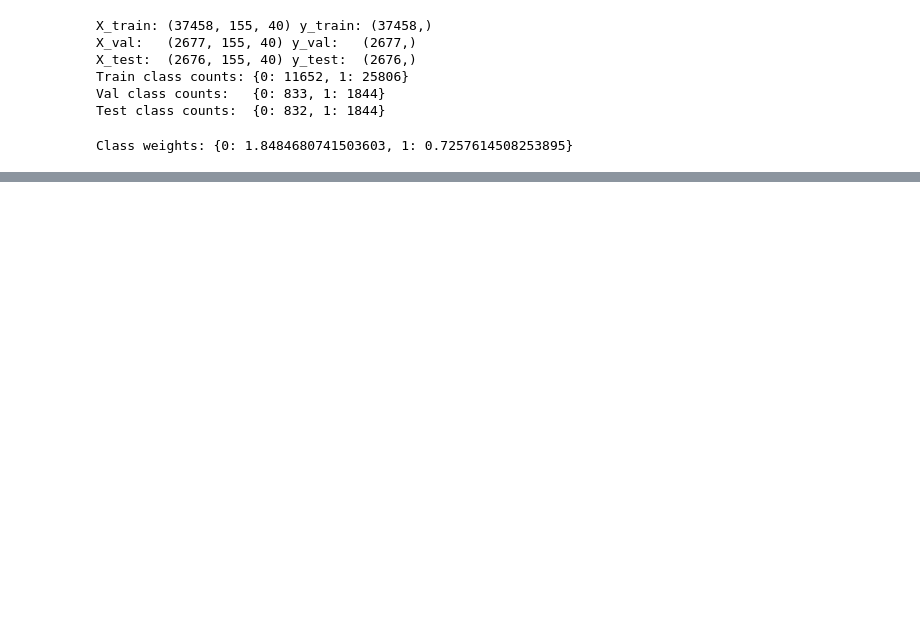
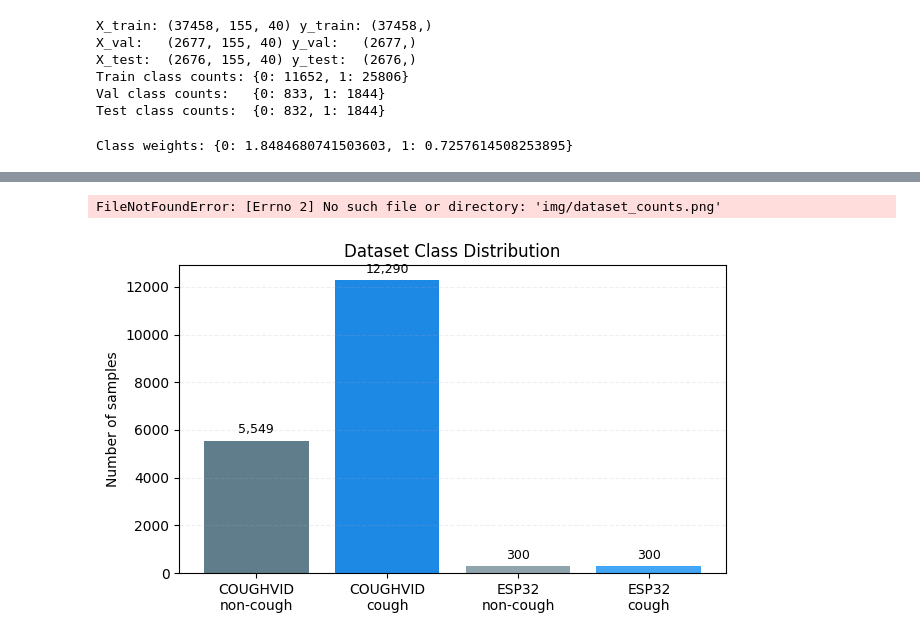
Before and after one commit to amankhanal1960/minor_project, a Jupyter notebook: model/cough_detection_TF.ipynb, the cells around one changed output, grey strips where cells are left out. Drawn from its saved outputs; the diff is of its cells as text; code cells hidden in the pictures; blank space fills up the shorter version.

Commit message:
::fix:: retrained model with dataset::

```diff
--- a/model/cough_detection_TF.ipynb
+++ b/model/cough_detection_TF.ipynb
@@ -782,0 +783,24 @@ plt.show()
+# %%
+import matplotlib.pyplot as plt
+
+labels = ["COUGHVID\nnon‑cough", "COUGHVID\ncough",
+          "ESP32\nnon‑cough", "ESP32\ncough"]
+counts = [5549, 12290, 300, 300]
+colors = ["#607D8B", "#1E88E5", "#90A4AE", "#42A5F5"]
+
+plt.figure(figsize=(6.5,4))
+bars = plt.bar(labels, counts, color=colors)
+
+# Add value labels on top of each bar
+for bar, val in zip(bars, counts):
+    plt.text(bar.get_x() + bar.get_width()/2, bar.get_height() + max(counts)*0.015,
+             f"{val:,}", ha="center", va="bottom", fontsize=9)
+
+plt.ylabel("Number of samples")
+plt.title("Dataset Class Distribution")
+plt.grid(axis="y", alpha=0.2, linestyle="--")
+plt.tight_layout()
+plt.savefig("img/dataset_counts.png", dpi=220)
+# %% [output]
+FileNotFoundError: [Errno 2] No such file or directory: 'img/dataset_counts.png'
+[figure, added]
```
Also changed, not shown: parts of 8 cells of this notebook, 8 other files.
